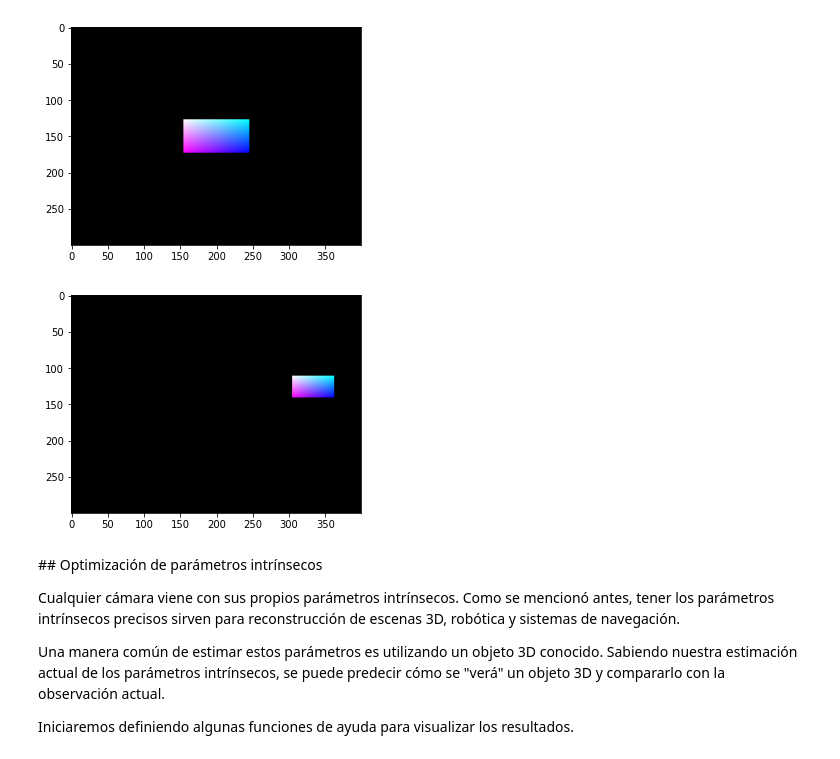
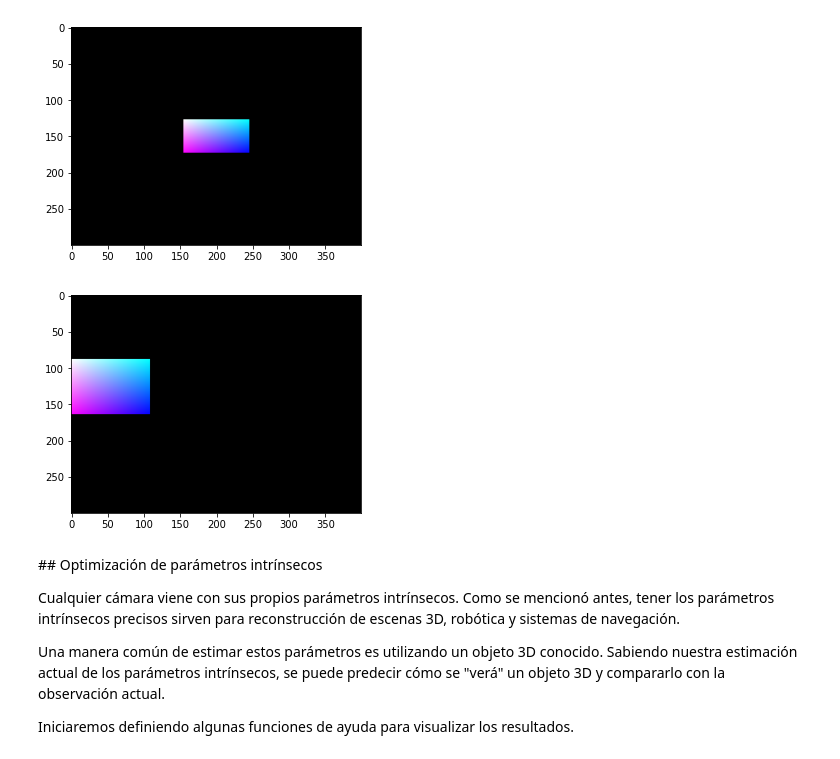
Before and after one commit to osanseviero/RIIAA_2020, a Jupyter notebook: cuaderno_principal.ipynb, the cells around one changed output. Saved outputs shown, nothing was run; the diff lists cells and outputs as text; code cells hidden in the pictures.

```diff
--- a/cuaderno_principal.ipynb
+++ b/cuaderno_principal.ipynb
@@ -548,21 +566,21 @@ _ = plt.imshow(render)
 # %%
 ###############
 # UI controls #
 ###############
 #@title model parameters { vertical-output: false, run: "auto" }
-focal_length_x = 191  #@param { type: "slider", min: 100.0, max: 500.0, step: 1.0 }
-focal_length_y = 190  #@param { type: "slider", min: 100.0, max: 500.0, step: 1.0 }
-optical_center_x = 334  #@param { type: "slider", min: 0.0, max: 400.0, step: 1.0 }
+focal_length_x = 500  #@param { type: "slider", min: 100.0, max: 500.0, step: 1.0 }
+focal_length_y = 500  #@param { type: "slider", min: 100.0, max: 500.0, step: 1.0 }
+optical_center_x = 33  #@param { type: "slider", min: 0.0, max: 400.0, step: 1.0 }
 optical_center_y = 126  #@param { type: "slider", min: 0.0, max: 300.0, step: 1.0 }
 
 render = render_rectangle(
     rectangle_vertices,
     np.array((focal_length_x, focal_length_y), dtype=np.float64),
     np.array((optical_center_x, optical_center_y), dtype=np.float64),
     image_dimensions)
 _ = plt.imshow(render)
 # %% [output]
-[figure, old version]
+[figure, new version]
 # %% [markdown]
 ## Optimización de parámetros intrínsecos
 
```
Also changed, not shown: parts of 15 cells of this notebook.
